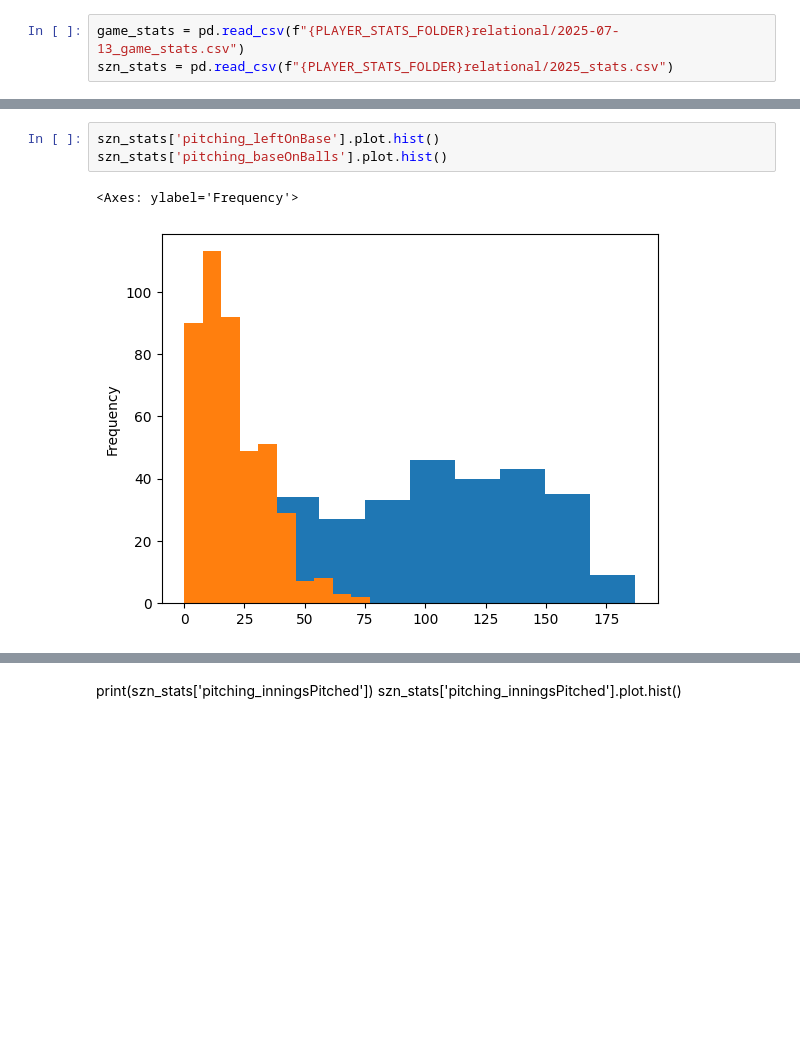
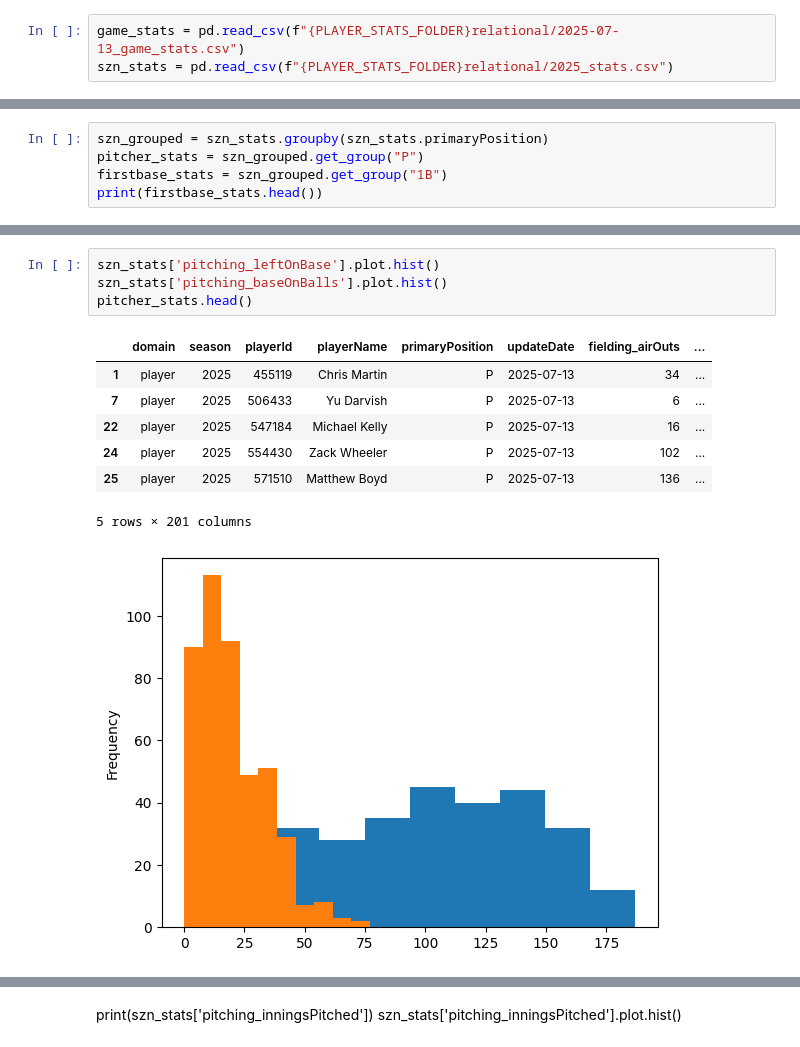
Before and after one commit to A-Gamin-75/MLB-api, a Jupyter notebook: Stat tests.ipynb, the cells around one changed output, grey strips where cells are left out. Saved outputs shown, nothing was run; the diff lists cells and outputs as text; blank space fills up the shorter version.

```diff
--- a/Stat tests.ipynb
+++ b/Stat tests.ipynb
@@ -15,0 +20,5 @@ szn_stats = pd.read_csv(f"{PLAYER_STATS_FOLDER}relational/2025_stats.csv")
+# %%
+szn_grouped = szn_stats.groupby(szn_stats.primaryPosition)
+pitcher_stats = szn_grouped.get_group("P")
+firstbase_stats = szn_grouped.get_group("1B")
+print(firstbase_stats.head())
@@ -16,6 +43,13 @@ szn_stats = pd.read_csv(f"{PLAYER_STATS_FOLDER}relational/2025_stats.csv")
 # %%
 szn_stats['pitching_leftOnBase'].plot.hist()
 szn_stats['pitching_baseOnBalls'].plot.hist()
+pitcher_stats.head()
 # %% [output]
+|  | domain | season | playerId | playerName | primaryPosition | updateDate | fielding_airOuts | ... |
+| 1 | player | 2025 | 455119 | Chris Martin | P | 2025-07-13 | 34 | ... |
+| 7 | player | 2025 | 506433 | Yu Darvish | P | 2025-07-13 | 6 | ... |
+| 22 | player | 2025 | 547184 | Michael Kelly | P | 2025-07-13 | 16 | ... |
+| 24 | player | 2025 | 554430 | Zack Wheeler | P | 2025-07-13 | 102 | ... |
+| 25 | player | 2025 | 571510 | Matthew Boyd | P | 2025-07-13 | 136 | ... |
-<Axes: ylabel='Frequency'>
+5 rows × 201 columns
-[figure, old version]
+[figure, new version]
```
Also changed, not shown: parts of 3 cells of this notebook, 4 other files.
